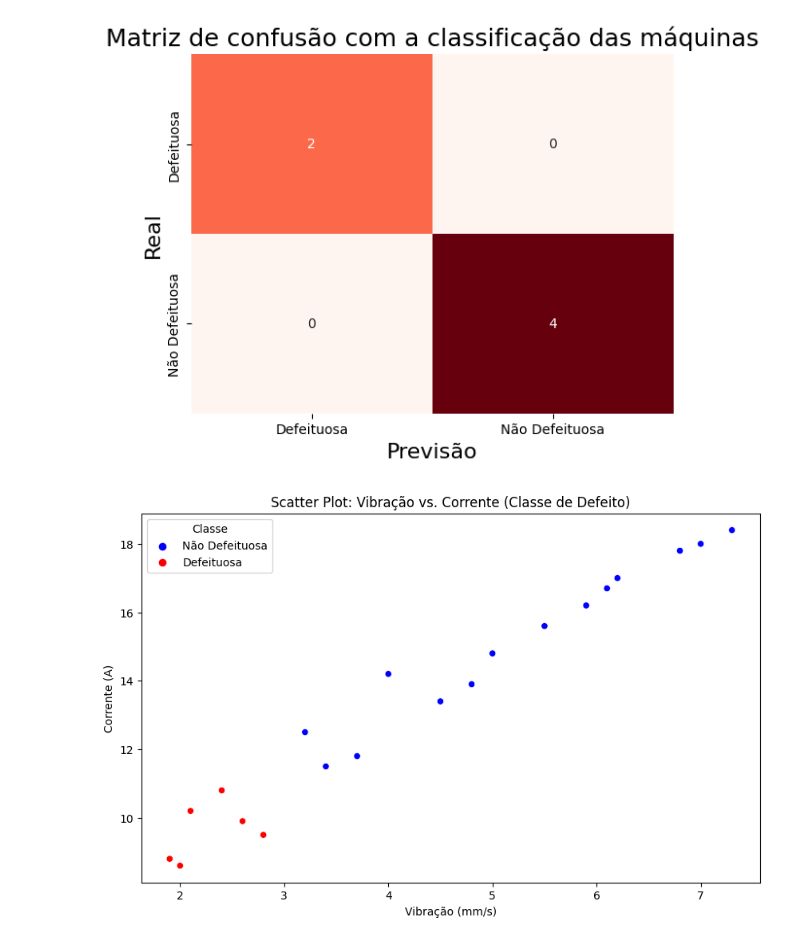
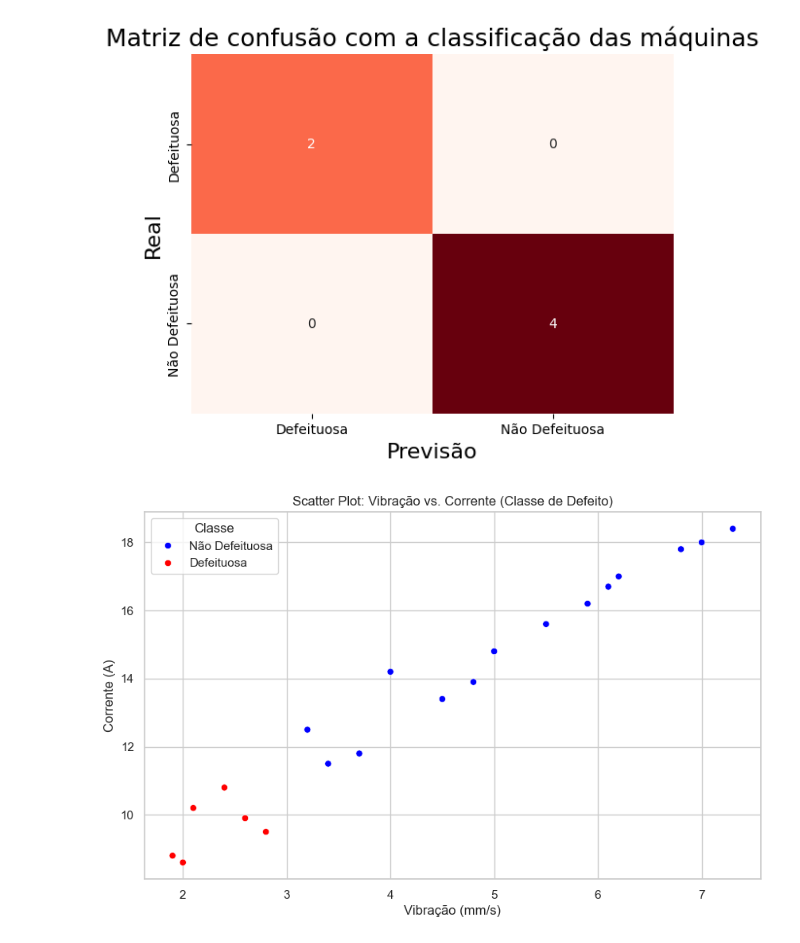
Before and after one commit to Jackvs720v/BigDataIA, a Jupyter notebook: aula8/aula8.3.ipynb, the cells around one changed output. Cells and saved outputs as stored; diff of their text form; code cells hidden in the pictures.

```diff
--- a/aula8/aula8.3.ipynb
+++ b/aula8/aula8.3.ipynb
@@ -22,12 +22,10 @@ data = pd.DataFrame({
     "Classe":['Não Defeituosa', 'Não Defeituosa', 'Não Defeituosa',
                'Não Defeituosa', 'Não Defeituosa',
                'Defeituosa', 'Defeituosa', 'Defeituosa', 'Não Defeituosa',
-                'Não Defeituosa',
-               'Defeituosa', 'Não Defeituosa', 'Não Defeituosa',
-                'Defeituosa', 'Não Defeituosa',
-                'Não Defeituosa',
-               'Não Defeituosa', 'Defeituosa', 'Não Defeituosa',
-                'Não Defeituosa']
+               'Não Defeituosa','Defeituosa', 'Não Defeituosa',
+                 'Não Defeituosa','Defeituosa', 'Não Defeituosa',
+                'Não Defeituosa','Não Defeituosa', 'Defeituosa',
+                'Não Defeituosa','Não Defeituosa']
     })
 # %%
 #Separando a base de dados em treino e teste
@@ -124,20 +122,21 @@ plt.ylabel('Real',fontsize=16)
 Text(50.72222222222221, 0.5, 'Real')
 [figure]
 # %%
+sns.set(style="whitegrid")
 # Mapeando as cores com base na classe
 palette = {"Defeituosa": "red", "Não Defeituosa": "blue"}
 # Criando o scatter plot
 plt.figure(figsize=(10, 6))
 sns.scatterplot(x='Vibração', y='Corrente', hue='Classe', data=data,
                 palette= palette)
 
 # Personalizando o gráfico
 plt.title('Scatter Plot: Vibração vs. Corrente (Classe de Defeito)')
 plt.xlabel('Vibração (mm/s)')
 plt.ylabel('Corrente (A)')
 
 # Mostrando o gráfico
 plt.legend(title='Classe')
 plt.show()
 # %% [output]
-[figure, old version]
+[figure, new version]
```
Also changed, not shown: parts of 6 cells of this notebook, 4 other files.
